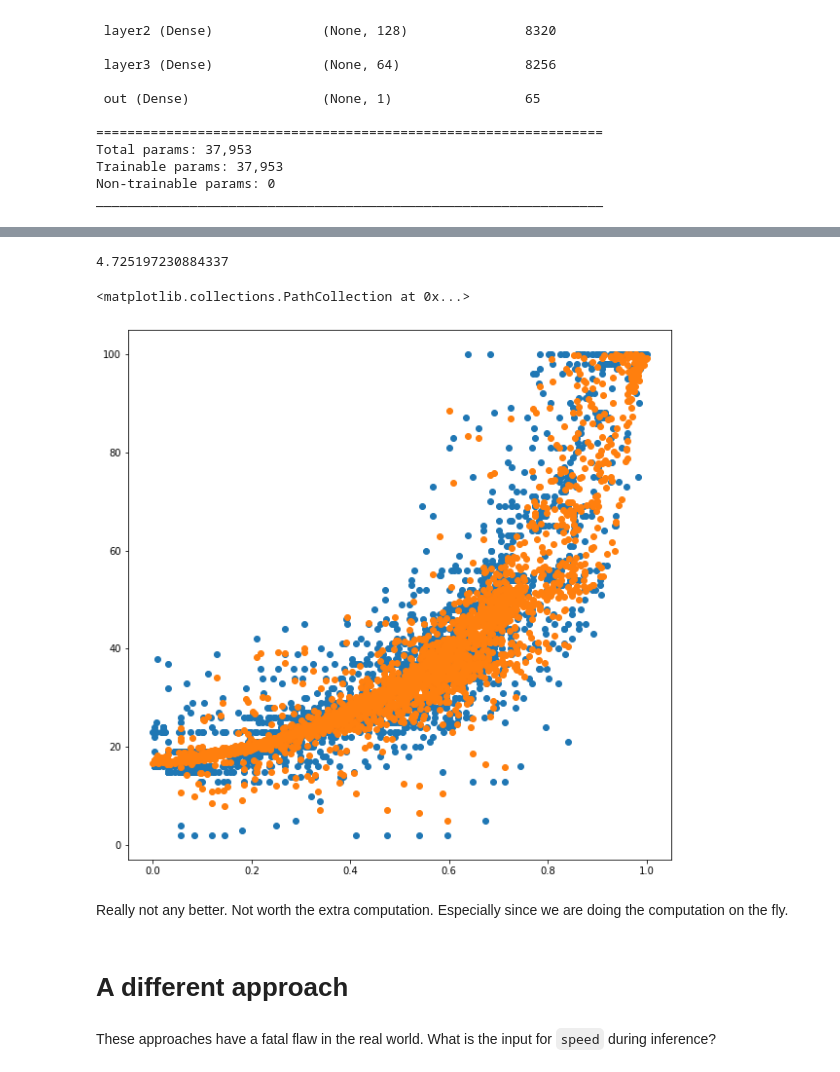
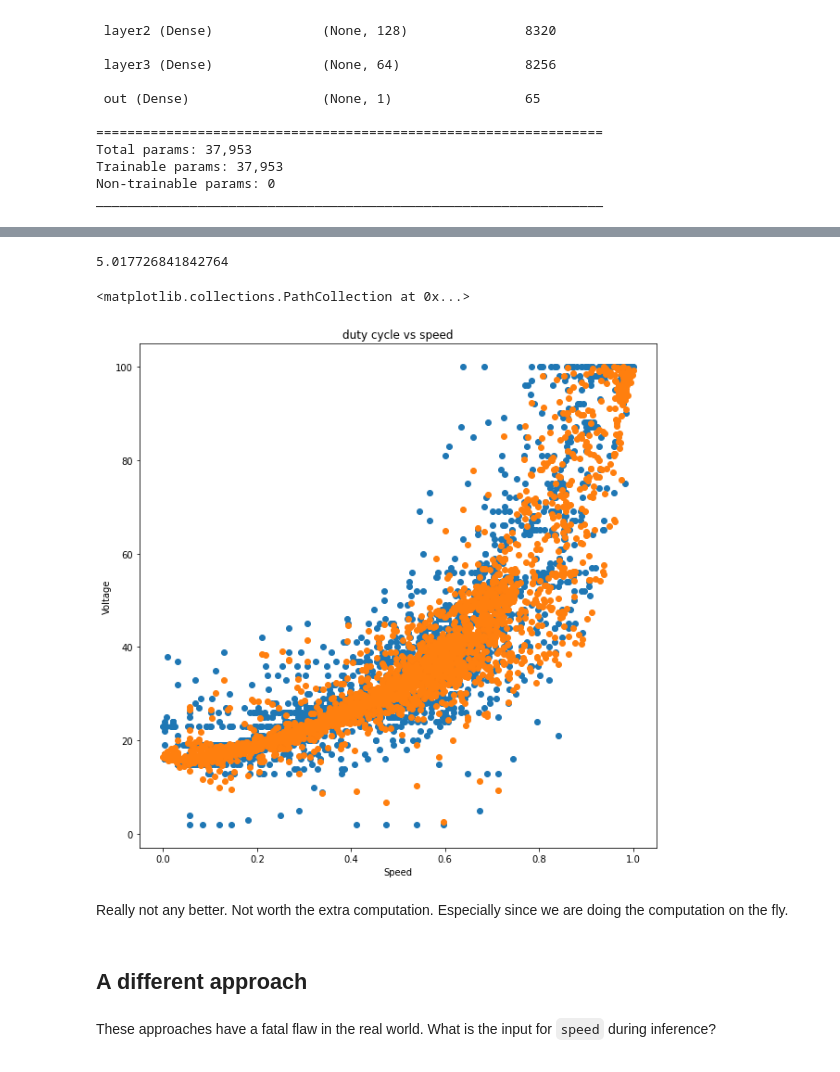
Before and after one commit to drg101/MLESC, a Jupyter notebook: analyze/Basic_Analyze.ipynb, the cells around one changed output, grey strips where cells are left out. Cells and saved outputs as stored; diff of their text form; code cells hidden in the pictures.

```diff
--- a/analyze/Basic_Analyze.ipynb
+++ b/analyze/Basic_Analyze.ipynb
@@ -542,20 +625,23 @@ Epoch 100/100
 <keras.callbacks.History at 0x...>
 # %%
 predicted_voltage = model.predict(all_Xs) * 100
-np.sqrt(np.mean((predicted_voltage-all_Ys)**2))
+rmse(predicted_voltage, all_Ys)
 # %% [output]
-4.725197230884337
+5.017726841842764
 # %%
 plt.figure(figsize=(10,10))
+plt.title("duty cycle vs speed")
+plt.xlabel("Speed")
+plt.ylabel("Voltage")
 plt.scatter(all_Xs[:,N-1,1], all_Ys)
 plt.scatter(all_Xs[:,N-1,1], predicted_voltage)
 # %% [output]
 <matplotlib.collections.PathCollection at 0x...>
-[figure, old version]
+[figure, new version]
 # %% [markdown]
 Really not any better. Not worth the extra computation. Especially since we are doing the computation on the fly.
 # %% [markdown]
-# A different approach
+## A different approach
 # %% [markdown]
 These approaches have a fatal flaw in the real world. What is the input for `speed` during inference?
 # %% [markdown]
```
Also changed, not shown: parts of 72 cells of this notebook, 12 other files.
